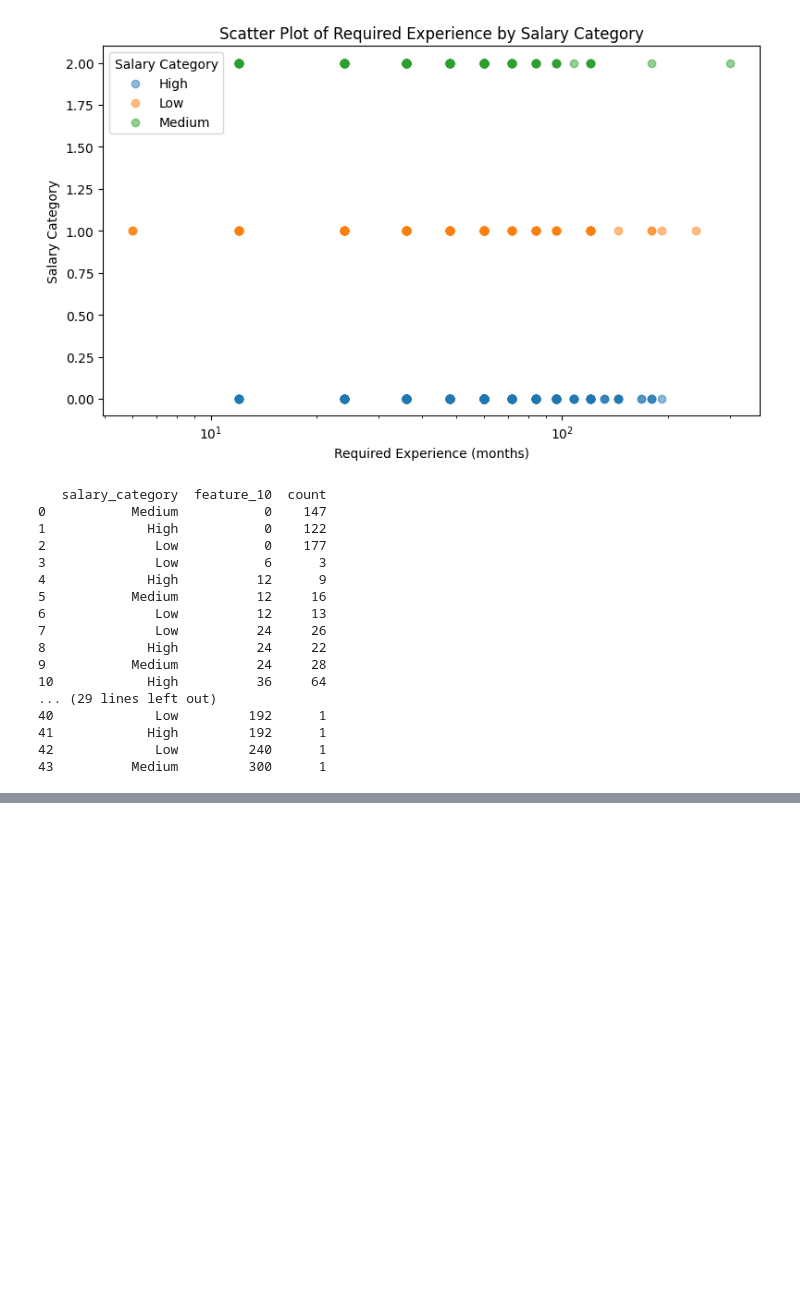
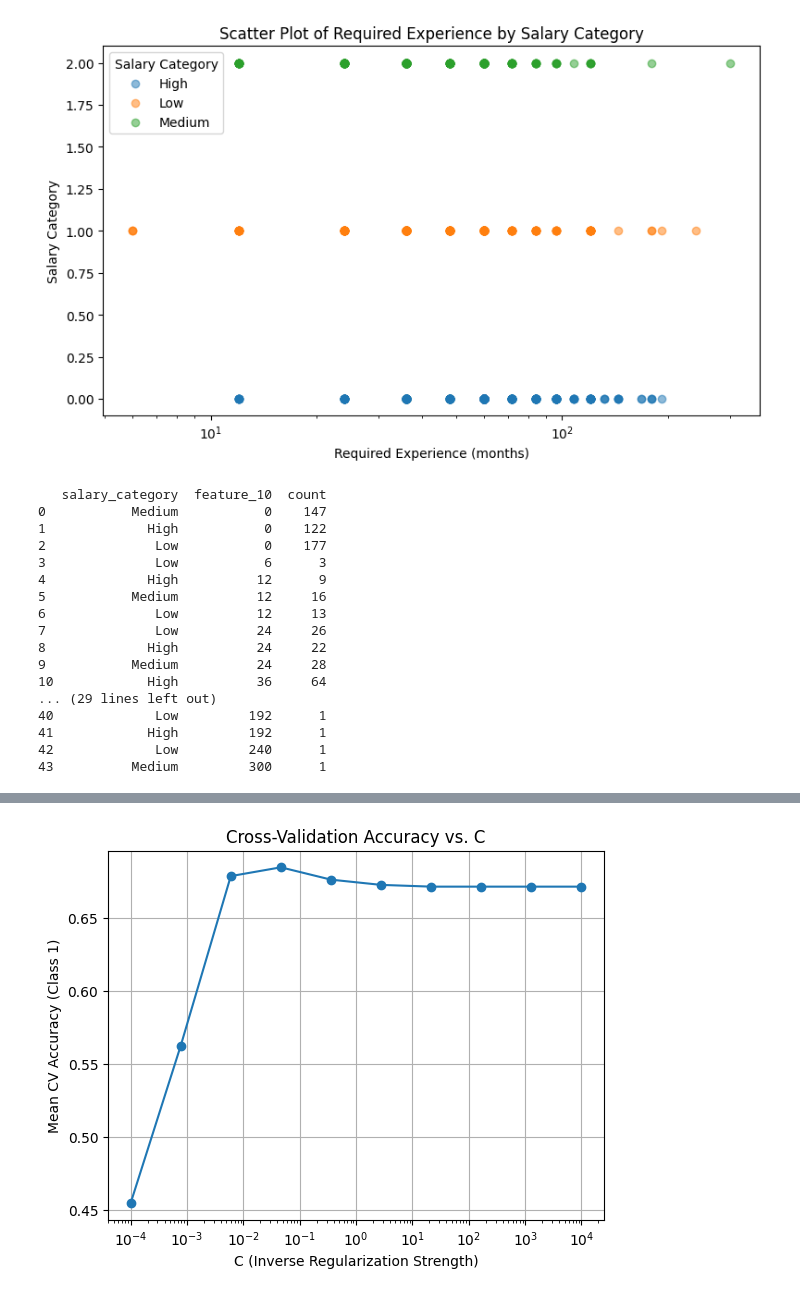
Before and after one commit to StefanConstantin707/Engineering_Salary_Prediction, a Jupyter notebook: Notebooks/Data Manipualtion.ipynb, the cells around one changed output, grey strips where cells are left out. Cells and saved outputs as stored; diff of their text form; code cells hidden in the pictures; blank space fills up the shorter version.

Commit message:
Up to date

```diff
--- a/Notebooks/Data Manipualtion.ipynb
+++ b/Notebooks/Data Manipualtion.ipynb
@@ -302,3 +302,100 @@ print(count_df_pd)
 41            High         192      1
 42             Low         240      1
 43          Medium         300      1
+# %%
+import pandas as pd
+from sklearn.linear_model import LogisticRegressionCV
+from sklearn.preprocessing import PolynomialFeatures, StandardScaler
+import matplotlib.pyplot as plt
+
+# 1. Load & preprocess
+df = pl.read_csv("../data/raw_data/train.csv")
+df = df.with_columns(
+    pl.col("job_posted_date").str.strptime(pl.Date, format="%Y/%m"),
+    pl.col("job_title").cast(pl.Categorical),
+    pl.col("salary_category").cast(pl.Categorical),
+    pl.col("job_state").cast(pl.Categorical),
+    pl.col("feature_1").cast(pl.Categorical),
+    pl.col(pl.Boolean).cast(pl.Int32)
+).drop_nulls(subset=["feature_10"])
+
+feature_cols   = [f"feature_{i}" for i in range(1, 13)]
+extra_feature  = ["job_state", "job_title"]
+total_features = feature_cols + extra_feature
+
+X = df.select(total_features)
+X = X.to_dummies(columns=["job_state", "job_title", "feature_1"])
+
+# standardize feature_10 in Polars
+X = X.with_columns(
+    ((pl.col("feature_10") - pl.col("feature_10").mean()) /
+     pl.col("feature_10").std()).alias("feature_10")
+)
+
+# 2. Polynomial expansion (no bias column)
+poly = PolynomialFeatures(degree=1, include_bias=False)
+X_np = poly.fit_transform(X.to_numpy())
+poly_feature_names = poly.get_feature_names_out(X.columns)
+
+# 3. Normalize all features
+scaler = StandardScaler()
+X_scaled = scaler.fit_transform(X_np)
+
+# 4. Encode target
+Y = df["salary_category"].to_pandas()
+le = LabelEncoder().fit(Y)
+Y_enc = le.transform(Y)
+
+# 5. Cross-validate & fit
+clf = LogisticRegressionCV(
+    solver='lbfgs',
+    max_iter=1000,
+    random_state=0,
+    penalty='l2',
+    cv=10,
+    n_jobs=-1,
+)
+
+clf.fit(X_scaled, Y_enc)
+
+# 6. Build a DataFrame of coefficients for each class
+#    coef_.shape = (n_classes, n_features)
+coef_matrix = clf.coef_                     # shape (n_classes, n_features)
+class_labels = le.classes_                  # e.g. ['Low', 'Medium', 'High']
+
+# Create DataFrame: rows = features, columns = classes
+df_coefs = pd.DataFrame(
+    coef_matrix.T,
+    index=poly_feature_names,
+    columns=class_labels
+)
+df_coefs.index.name = "feature"
+
+print("\nAll coefficients by class:")
+print(df_coefs)
+
+# 7. Find top 10 parameters by absolute magnitude across all classes
+df_long = (
+    df_coefs
+    .reset_index()
+    .melt(id_vars="feature", var_name="class", value_name="coefficient")
+)
+df_long["abs_coef"] = df_long["coefficient"].abs()
+top10 = df_long.sort_values("abs_coef", ascending=False).head(10)
+
+print("\nTop 10 parameters by |coefficient|:")
+print(top10[["feature", "class", "coefficient"]])
+
+mean_scores = clf.scores_[1].mean(axis=0)
+C_values = clf.Cs_
+
+plt.plot(C_values, mean_scores, marker='o')
+plt.xscale('log')
+plt.xlabel('C (Inverse Regularization Strength)')
+plt.ylabel('Mean CV Accuracy (Class 1)')
+plt.title('Cross-Validation Accuracy vs. C')
+plt.grid(True)
+plt.show()
+
+print(mean_scores.max())
+# %% [output]
@@ -304,0 +419 @@ print(count_df_pd)
+[figure, added]
```
Also changed, not shown: parts of 4 cells of this notebook, 5 other files.
